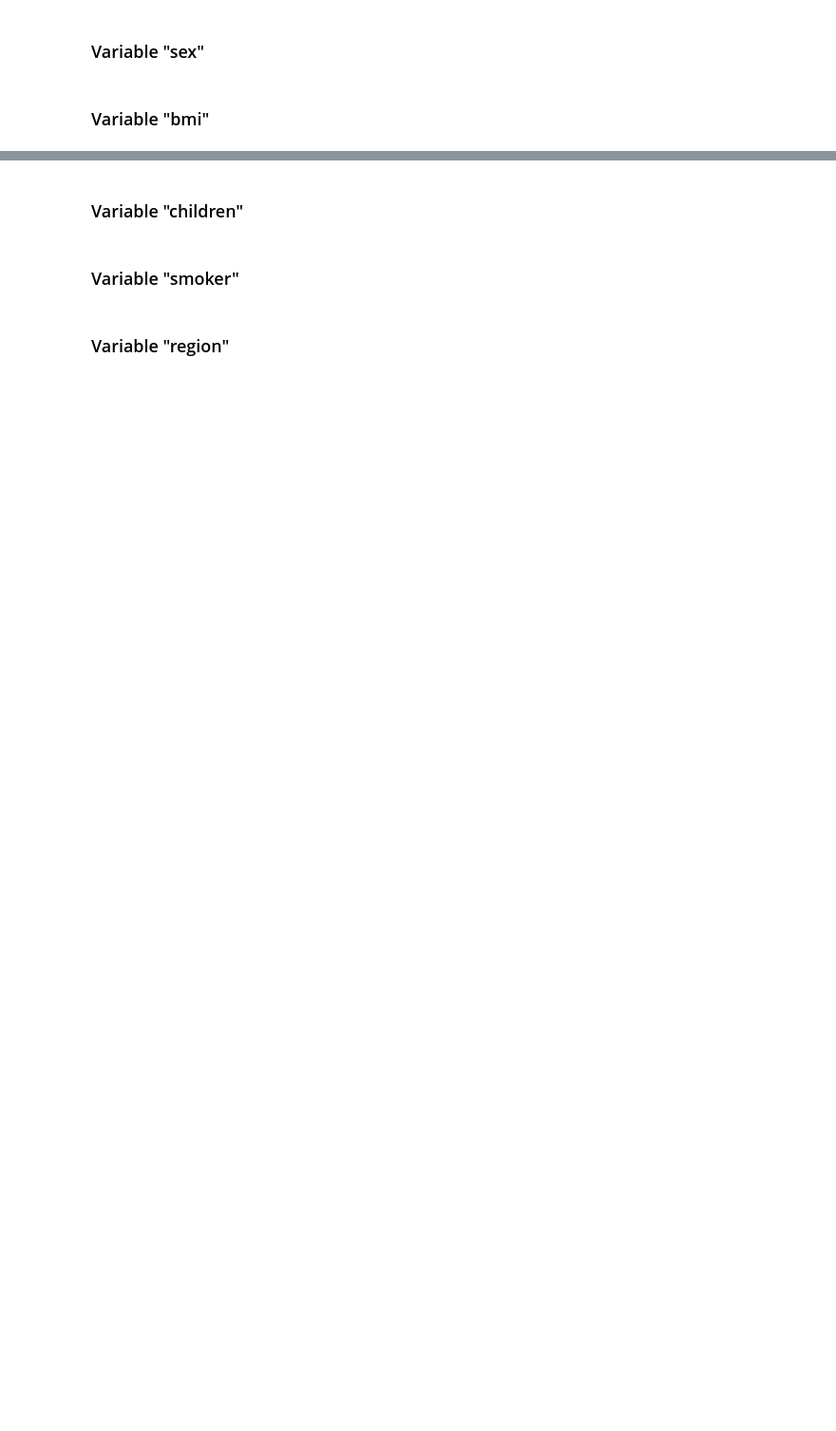
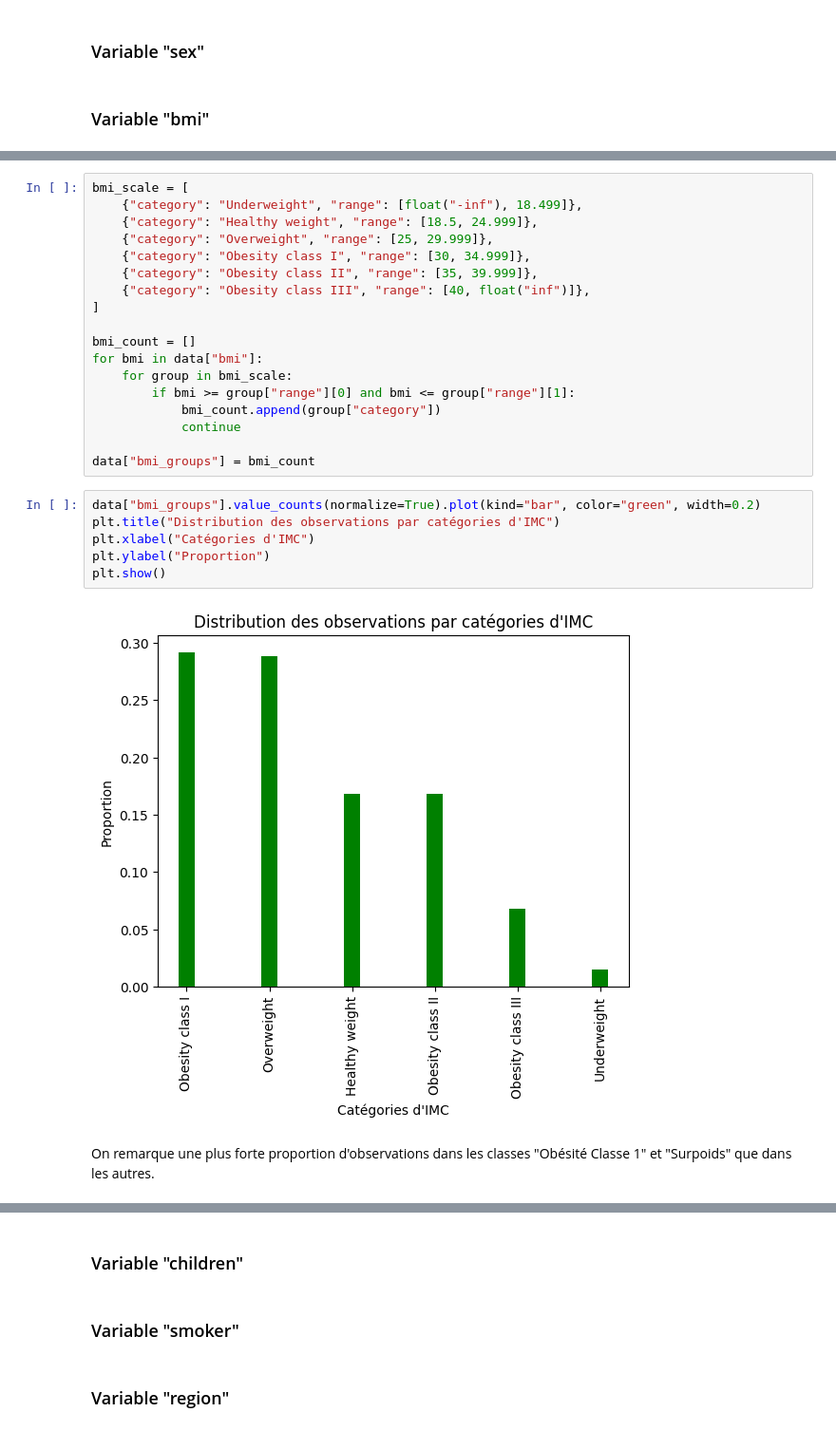
Before and after one commit to Jakimpact/prime-assurance-ia, a Jupyter notebook: analyse.ipynb, the cells around one changed output, grey strips where cells are left out. Shown: that part at 95% size. Drawn from its saved outputs; the diff is of its cells as text; blank space fills up the shorter version.

```diff
--- a/analyse.ipynb
+++ b/analyse.ipynb
@@ -39,0 +110,28 @@ memory usage: 73.2+ KB
+# %%
+bmi_scale = [
+    {"category": "Underweight", "range": [float("-inf"), 18.499]},
+    {"category": "Healthy weight", "range": [18.5, 24.999]},
+    {"category": "Overweight", "range": [25, 29.999]},
+    {"category": "Obesity class I", "range": [30, 34.999]},
+    {"category": "Obesity class II", "range": [35, 39.999]},
+    {"category": "Obesity class III", "range": [40, float("inf")]},
+]
+
+bmi_count = []
+for bmi in data["bmi"]:
+    for group in bmi_scale:
+        if bmi >= group["range"][0] and bmi <= group["range"][1]:
+            bmi_count.append(group["category"])
+            continue
+
+data["bmi_groups"] = bmi_count
+# %%
+data["bmi_groups"].value_counts(normalize=True).plot(kind="bar", color="green", width=0.2)
+plt.title("Distribution des observations par catégories d'IMC")
+plt.xlabel("Catégories d'IMC")
+plt.ylabel("Proportion")
+plt.show()
+# %% [output]
+[figure, added]
+# %% [markdown]
+On remarque une plus forte proportion d'observations dans les classes "Obésité Classe 1" et "Surpoids" que dans les autres.
```
Also changed, not shown: parts of 25 cells of this notebook, 1 other file.
